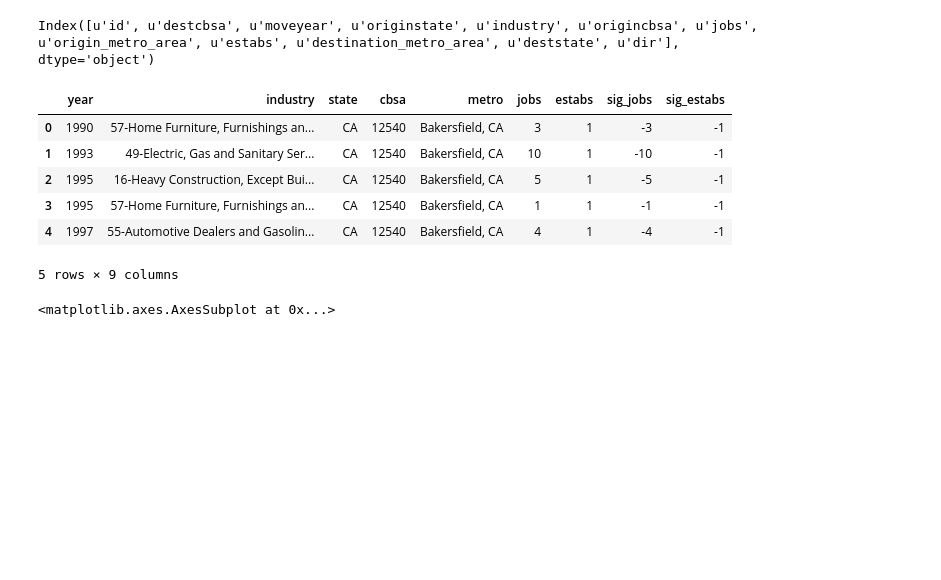
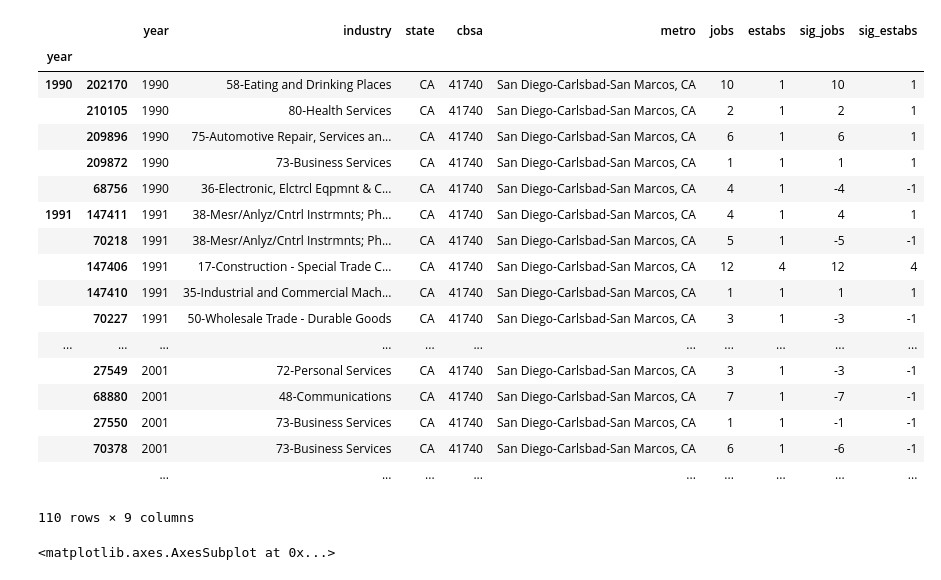
Before and after one commit to SDRDLAnalysts/pdp-data-projects, a Jupyter notebook: voiceofsandiego.org/business-migrations/analysts/ericbusboom.ipynb, the cells around one changed output. Saved outputs shown, nothing was run; the diff lists cells and outputs as text; code cells hidden in the pictures; blank space fills up the shorter version.

```diff
--- a/voiceofsandiego.org/business-migrations/analysts/ericbusboom.ipynb
+++ b/voiceofsandiego.org/business-migrations/analysts/ericbusboom.ipynb
@@ -9,0 +7,31 @@ df = pd.read_csv('/Volumes/Storage/AmbryWarehouse/cabusmigrations/camigrations.c
+# %%
+# row labels ( index) are the source CBSA, and the column labels are the destination
+df = pd.read_csv('/data/warehouse/cabusmigrations/camigrations.csv')
+
+# These assertions check values taken from the Excel Pivot Table, to check that we
+# have the same data.
+assert df[(df.destcbsa == 31084) & (df.originstate != 'CA')].jobs.sum() == 78148
+assert df[(df.destcbsa == 42044) & (df.origincbsa == 20940)].jobs.sum() == 68
+assert df[(df.destcbsa == 31084)  & (df.origincbsa == 31084) ].estabs.sum() == 173234
+assert df[(df.destcbsa == 31084)  & (df.originstate == 'CA') ].estabs.sum() == 188257
+assert df[(df.origincbsa == 35084)  & (df.destcbsa == 33700 ) ].jobs.sum() == 5
+# %%
+# Create an alternative dataframe 'Half DF' that just lists the number of jobs going into or out
+# of each CBSA
+xdf = df[df.origincbsa != df.destcbsa ] # Start with only the records that moved CBSA
+
+# The "out" half
+odf = xdf[['moveyear','industry','originstate','origincbsa','origin_metro_area','jobs','estabs']]
+odf.columns = ['year','industry','state','cbsa','metro','jobs','estabs']
+odf['sig_jobs'] = -odf['jobs']
+odf['sig_estabs'] = -odf['estabs']
+
+# The "in" half
+idf = xdf[['moveyear','industry','deststate','destcbsa','destination_metro_area','jobs','estabs']]
+idf.columns = ['year','industry','state','cbsa','metro','jobs','estabs']
+idf['sig_jobs'] = idf['jobs']
+idf['sig_estabs'] = idf['estabs']
+
+# Join into a single DataFrame
+hdf = odf.append(idf, ignore_index = True)
+hdf.head()
@@ -46,25 +50,23 @@ dtype: int64
-# %%
-df.columns
-# %% [output]
-Index([u'id', u'destcbsa', u'moveyear', u'originstate', u'industry', u'origincbsa', u'jobs', u'origin_metro_area', u'estabs', u'destination_metro_area', u'deststate', u'dir'], dtype='object')
-# %%
-odf = df[['moveyear','industry','originstate','origincbsa','origin_metro_area','jobs','estabs']]
-odf.columns = ['year','industry','state','cbsa','metro','jobs','estabs']
-odf['sig_jobs'] = -odf['jobs']
-odf['sig_estabs'] = -odf['estabs']
-idf = df[['moveyear','industry','deststate','destcbsa','destination_metro_area','jobs','estabs']]
-idf.columns = ['year','industry','state','cbsa','metro','jobs','estabs']
-idf['sig_jobs'] = idf['jobs']
-idf['sig_estabs'] = idf['estabs']
-
-hdf = odf.append(idf, ignore_index = True)
-hdf.head()
-# %% [output]
-|  | year | industry | state | cbsa | metro | jobs | estabs | sig_jobs | sig_estabs |
-| 0 | 1990 | 57-Home Furniture, Furnishings an... | CA | 12540 | Bakersfield, CA | 3 | 1 | -3 | -1 |
-| 1 | 1993 | 49-Electric, Gas and Sanitary Ser... | CA | 12540 | Bakersfield, CA | 10 | 1 | -10 | -1 |
-| 2 | 1995 | 16-Heavy Construction, Except Bui... | CA | 12540 | Bakersfield, CA | 5 | 1 | -5 | -1 |
-| 3 | 1995 | 57-Home Furniture, Furnishings an... | CA | 12540 | Bakersfield, CA | 1 | 1 | -1 | -1 |
-| 4 | 1997 | 55-Automotive Dealers and Gasolin... | CA | 12540 | Bakersfield, CA | 4 | 1 | -4 | -1 |
-5 rows × 9 columns
+# %%
+hdf[hdf.cbsa == 41740 ].sort('year').groupby('year').head()
+# %% [output]
+|  |  | year | industry | state | cbsa | metro | jobs | estabs | sig_jobs | sig_estabs |
+| year |  |  |  |  |  |  |  |  |  |  |
+| 1990 | 202170 | 1990 | 58-Eating and Drinking Places | CA | 41740 | San Diego-Carlsbad-San Marcos, CA | 10 | 1 | 10 | 1 |
+|  | 210105 | 1990 | 80-Health Services | CA | 41740 | San Diego-Carlsbad-San Marcos, CA | 2 | 1 | 2 | 1 |
+|  | 209896 | 1990 | 75-Automotive Repair, Services an... | CA | 41740 | San Diego-Carlsbad-San Marcos, CA | 6 | 1 | 6 | 1 |
+|  | 209872 | 1990 | 73-Business Services | CA | 41740 | San Diego-Carlsbad-San Marcos, CA | 1 | 1 | 1 | 1 |
+|  | 68756 | 1990 | 36-Electronic, Elctrcl Eqpmnt & C... | CA | 41740 | San Diego-Carlsbad-San Marcos, CA | 4 | 1 | -4 | -1 |
+| 1991 | 147411 | 1991 | 38-Mesr/Anlyz/Cntrl Instrmnts; Ph... | CA | 41740 | San Diego-Carlsbad-San Marcos, CA | 4 | 1 | 4 | 1 |
+|  | 70218 | 1991 | 38-Mesr/Anlyz/Cntrl Instrmnts; Ph... | CA | 41740 | San Diego-Carlsbad-San Marcos, CA | 5 | 1 | -5 | -1 |
+|  | 147406 | 1991 | 17-Construction - Special Trade C... | CA | 41740 | San Diego-Carlsbad-San Marcos, CA | 12 | 4 | 12 | 4 |
+|  | 147410 | 1991 | 35-Industrial and Commercial Mach... | CA | 41740 | San Diego-Carlsbad-San Marcos, CA | 1 | 1 | 1 | 1 |
+|  | 70227 | 1991 | 50-Wholesale Trade - Durable Goods | CA | 41740 | San Diego-Carlsbad-San Marcos, CA | 3 | 1 | -3 | -1 |
+| ... | ... | ... | ... | ... | ... | ... | ... | ... | ... | ... |
+|  | 27549 | 2001 | 72-Personal Services | CA | 41740 | San Diego-Carlsbad-San Marcos, CA | 3 | 1 | -3 | -1 |
+|  | 68880 | 2001 | 48-Communications | CA | 41740 | San Diego-Carlsbad-San Marcos, CA | 7 | 1 | -7 | -1 |
+|  | 27550 | 2001 | 73-Business Services | CA | 41740 | San Diego-Carlsbad-San Marcos, CA | 1 | 1 | -1 | -1 |
+|  | 70378 | 2001 | 73-Business Services | CA | 41740 | San Diego-Carlsbad-San Marcos, CA | 6 | 1 | -6 | -1 |
+|  |  | ... | ... | ... | ... | ... | ... | ... | ... | ... |
+110 rows × 9 columns
 # %%
```
Also changed, not shown: parts of 7 cells of this notebook.
